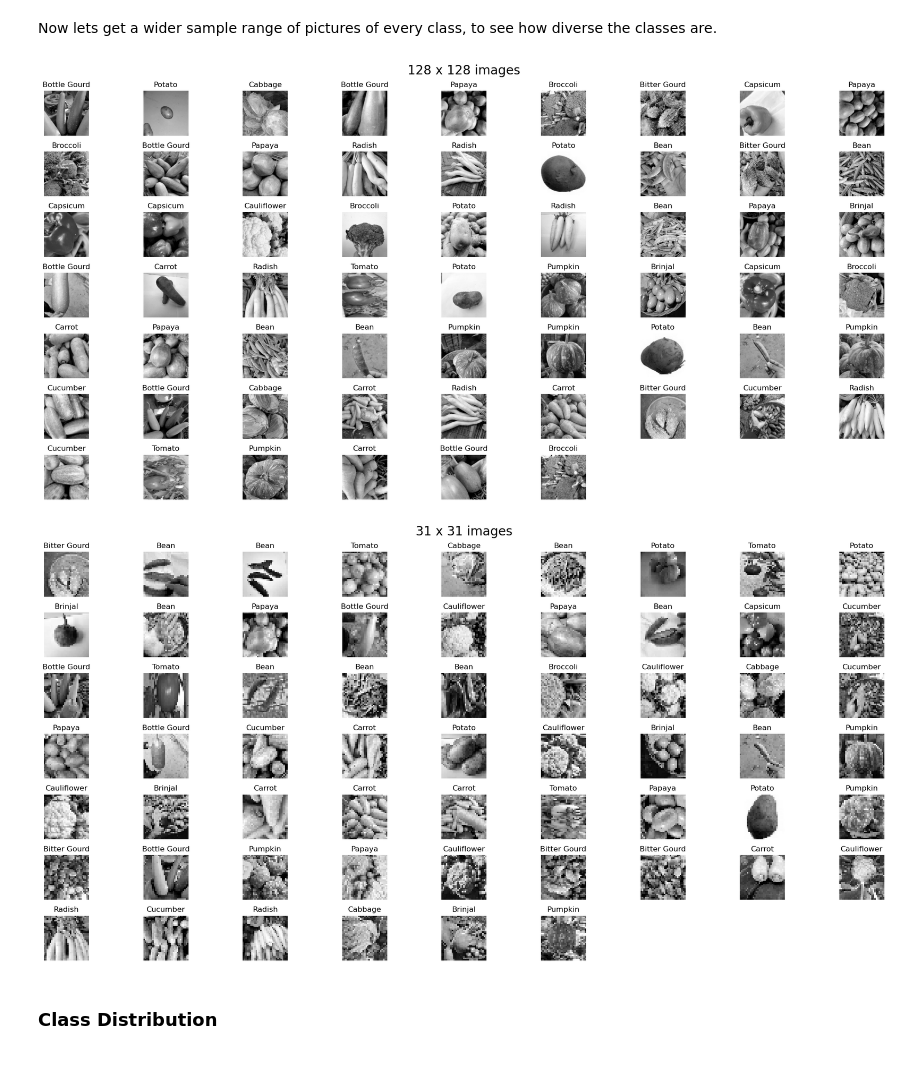
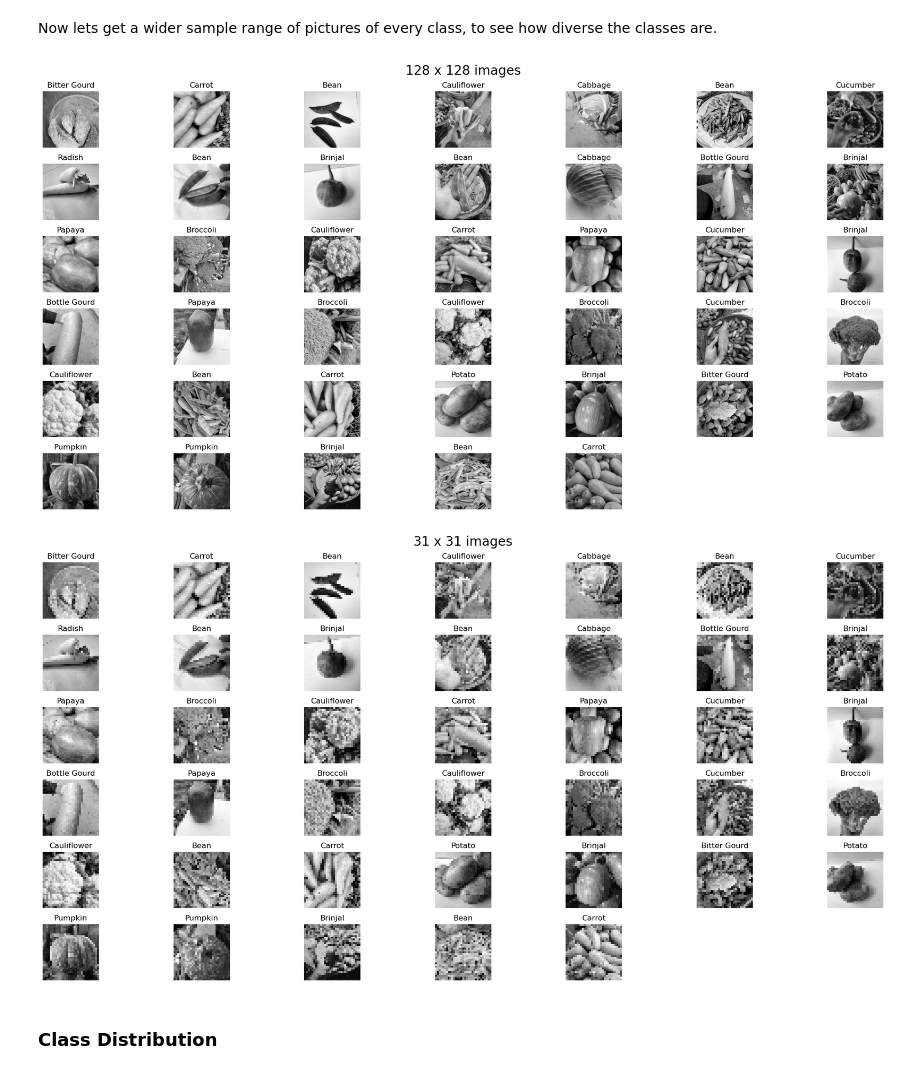
Before and after one commit to errnasty/Connvolution-and-Recurrent-Neural-Networks, a Jupyter notebook: CNN.ipynb, the cells around one changed output. Saved outputs shown, nothing was run; the diff lists cells and outputs as text; code cells hidden in the pictures.

```diff
--- a/CNN.ipynb
+++ b/CNN.ipynb
@@ -73,7 +73,7 @@ directory_train = './datasets/Dataset for CA1 part A/train'
 directory_test = './datasets/Dataset for CA1 part A/test'
 directory_validation = './datasets/Dataset for CA1 part A/validation'
 
-def dataset(directory,image_size,seed=seed):
+def dataset(directory,image_size,seed=seed,batch_size=64):
     dataset = tf.keras.preprocessing.image_dataset_from_directory(
         directory,
         labels='inferred',
@@ -82,17 +82,6 @@ def dataset(directory,image_size,seed=seed):
         image_size=image_size,
         shuffle=True,
         seed=seed,
-        batch_size=32
+        batch_size=batch_size
     )
     return dataset
-
-dataset_train_31 = dataset(directory_train,(31,31))
-dataset_test_31 = dataset(directory_test,(31,31))
-dataset_validation_31 = dataset(directory_validation,(31,31))
-
-dataset_train_128 = dataset(directory_train,(128,128))
-dataset_test_128 = dataset(directory_test,(128,128))
-dataset_validation_128 = dataset(directory_validation,(128,128))
-
-
-# print(dataset_test_128._batch_size.numpy())
@@ -130,26 +127,26 @@ class_labels = [
 # %% [markdown]
 ### Visualizing our datasets
 # %%
-def plot_dataset(dataset, class_labels,title,amtOfPictures):
-    n_images = amtOfPictures
-    rows = int(np.sqrt(n_images))
-    cols = int(np.ceil(n_images / rows))
 
-    i = 0
+def plot_dataset(amtOfImages, dataset,title,class_labels):
+
     plt.figure(figsize=(20, 10))
     plt.suptitle(title, fontsize=20)
-    for images, labels in dataset:
-        ax = plt.subplot(rows, cols, i+1)
-        plt.imshow(images.numpy().astype("uint8"),cmap='gray')
-        plt.title(class_labels[np.argmax(labels)])
-        plt.axis("off")
-        i += 1
 
-        if i >= n_images:
-            break
+    for images, labels in dataset.take(1):
+        num_images = len(images)
+
+        row = int(np.sqrt(amtOfImages))
+        col = int(np.ceil(amtOfImages / row))
+
+        for i in range(min(amtOfImages, num_images)):
+            ax = plt.subplot(row, col, i + 1)
+            plt.imshow(images[i].numpy().astype("uint8"), cmap='gray')
+            plt.title(class_labels[np.argmax(labels[i])])
+            plt.axis("off")
 
     plt.tight_layout()
     plt.show()
 
-plot_dataset(dataset_train_128,class_labels,'128 x 128 images',15)
+plot_dataset(15,dataset_train_128,'128 x 128 images',class_labels)
 # %% [output]
@@ -164,12 +161,12 @@ Observations:
 # %% [markdown]
 Now lets get a wider sample range of pictures of every class, to see how diverse the classes are.
 # %%
-plot_dataset(dataset_test_128,class_labels,'128 x 128 images',60)
+plot_dataset(40,dataset_test_128,'128 x 128 images',class_labels)
 # %% [output]
-[figure, old version]
+[figure, new version]
 # %%
-plot_dataset(dataset_test_31,class_labels,'31 x 31 images',60)
+plot_dataset(40,dataset_test_31,'31 x 31 images',class_labels)
 # %% [output]
-[figure, old version]
+[figure, new version]
 # %% [markdown]
 ### Class Distribution
```
Also changed, not shown: parts of 14 cells of this notebook.
